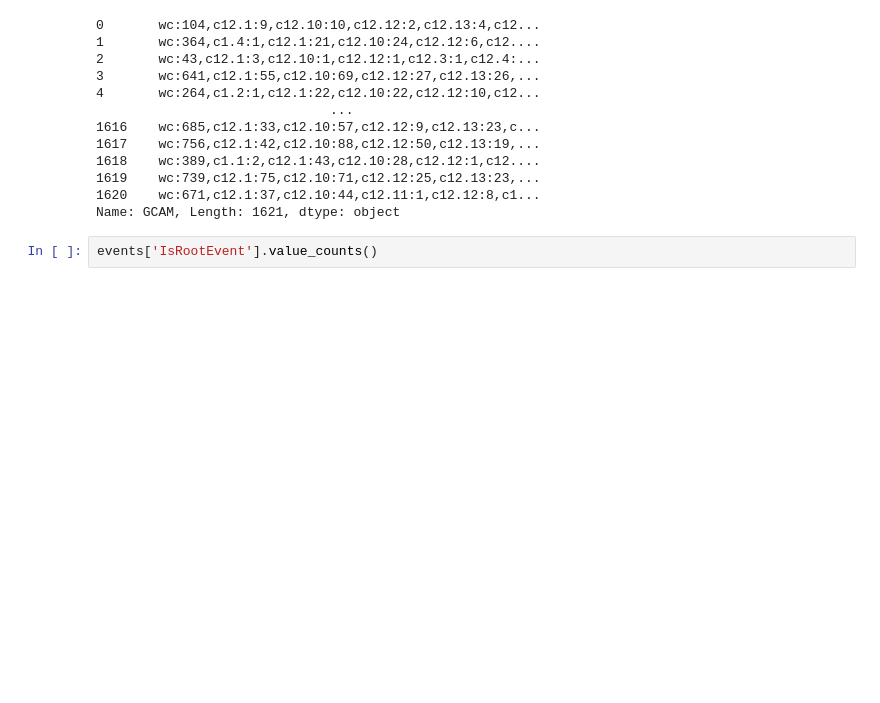
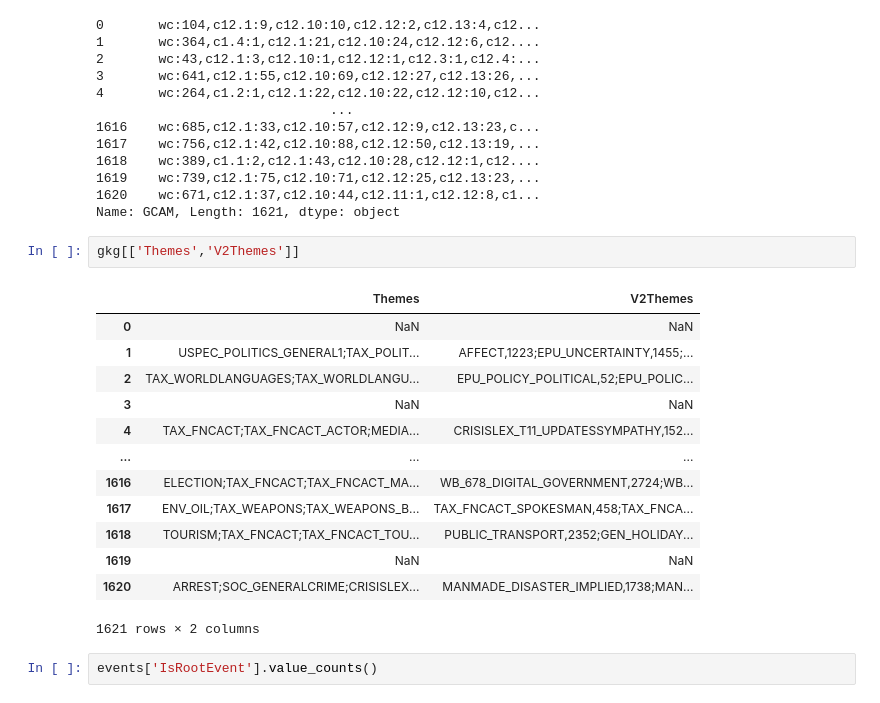
Before and after one commit to sybeom528/finance_project, a Jupyter notebook: 김윤서/news_data.ipynb, the cells around one changed output. Cells and saved outputs as stored; diff of their text form; blank space fills up the shorter version.

```diff
--- a/김윤서/news_data.ipynb
+++ b/김윤서/news_data.ipynb
@@ -429,6 +429,22 @@ gcam
 1619    wc:739,c12.1:75,c12.10:71,c12.12:25,c12.13:23,...
 1620    wc:671,c12.1:37,c12.10:44,c12.11:1,c12.12:8,c1...
 Name: GCAM, Length: 1621, dtype: object
+# %%
+gkg[['Themes','V2Themes']]
+# %% [output]
+|  | Themes | V2Themes |
+| 0 | NaN | NaN |
+| 1 | USPEC_POLITICS_GENERAL1;TAX_POLIT... | AFFECT,1223;EPU_UNCERTAINTY,1455;... |
+| 2 | TAX_WORLDLANGUAGES;TAX_WORLDLANGU... | EPU_POLICY_POLITICAL,52;EPU_POLIC... |
+| 3 | NaN | NaN |
+| 4 | TAX_FNCACT;TAX_FNCACT_ACTOR;MEDIA... | CRISISLEX_T11_UPDATESSYMPATHY,152... |
+| ... | ... | ... |
+| 1616 | ELECTION;TAX_FNCACT;TAX_FNCACT_MA... | WB_678_DIGITAL_GOVERNMENT,2724;WB... |
+| 1617 | ENV_OIL;TAX_WEAPONS;TAX_WEAPONS_B... | TAX_FNCACT_SPOKESMAN,458;TAX_FNCA... |
+| 1618 | TOURISM;TAX_FNCACT;TAX_FNCACT_TOU... | PUBLIC_TRANSPORT,2352;GEN_HOLIDAY... |
+| 1619 | NaN | NaN |
+| 1620 | ARREST;SOC_GENERALCRIME;CRISISLEX... | MANMADE_DISASTER_IMPLIED,1738;MAN... |
+1621 rows × 2 columns
 # %%
 events['IsRootEvent'].value_counts()
 # %% [output]
```
Also changed, not shown: 5 other files.
